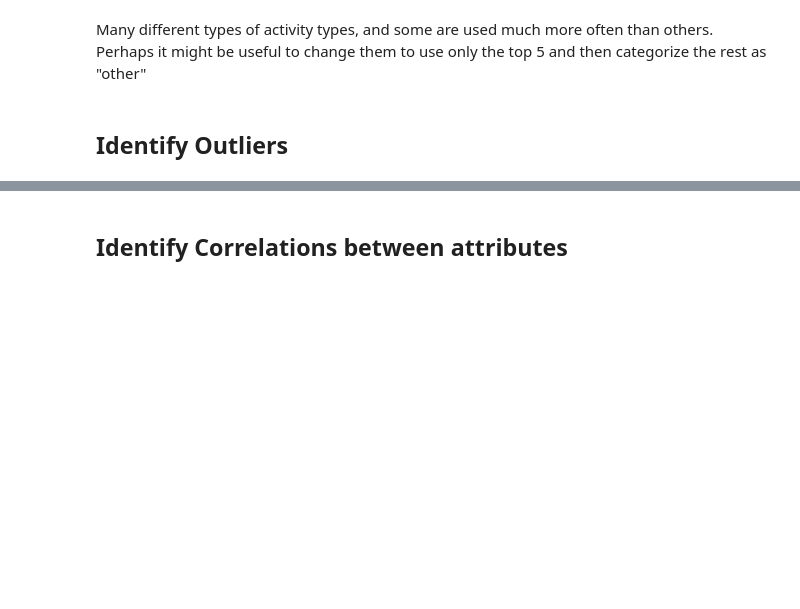
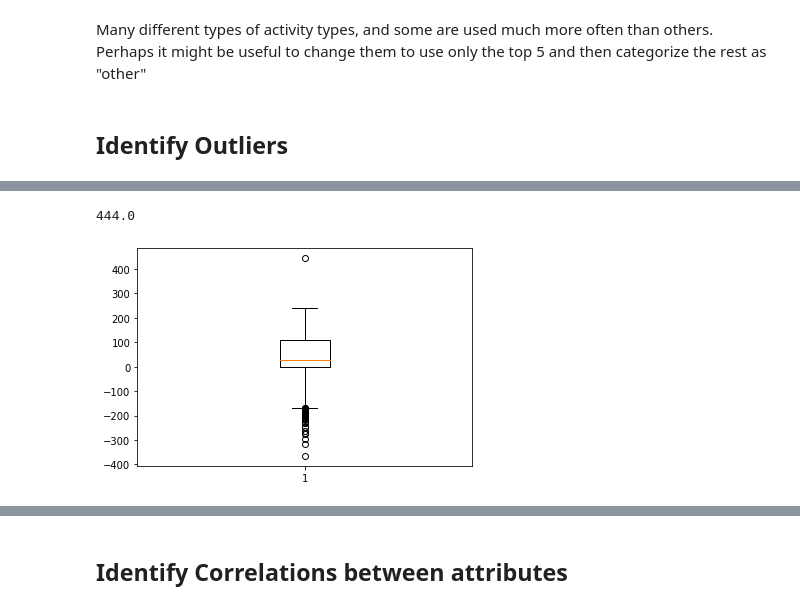
Before and after one commit to sustrev/SIADS697, a Jupyter notebook: EDA.ipynb, the cells around one changed output, grey strips where cells are left out. Drawn from its saved outputs; the diff is of its cells as text; code cells hidden in the pictures; blank space fills up the shorter version.

Commit message:
Added observations and some graphs about Outliers

```diff
--- a/EDA.ipynb
+++ b/EDA.ipynb
@@ -276,0 +291,7 @@ Many different types of activity types, and some are used much more often than o
+# %%
+# date_unregistration
+plt.boxplot(student_registration_raw['date_unregistration'].dropna())
+print(np.max(student_registration_raw['date_unregistration']))
+# %% [output]
+444.0
+[figure, added]
```
Also changed, not shown: parts of 12 cells of this notebook.
